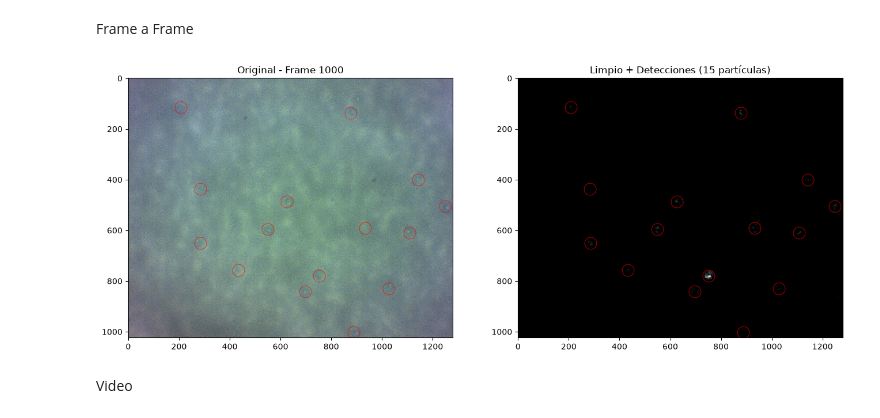
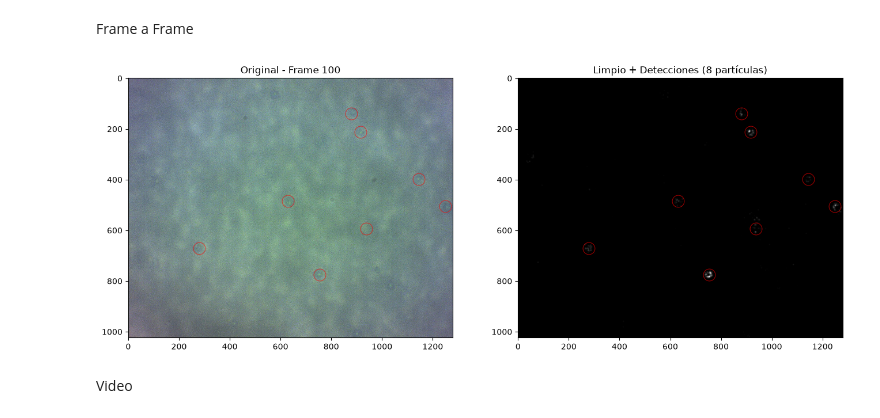
Before and after one commit to TomasCarneroRoldan125/Labo5, a Jupyter notebook: análisis_video.ipynb, the cells around one changed output. Cells and saved outputs as stored; diff of their text form; code cells hidden in the pictures.

```diff
--- a/análisis_video.ipynb
+++ b/análisis_video.ipynb
@@ -7,0 +10,27 @@ from scipy.optimize import curve_fit
+# %%
+def frame_x_frame(frame, diametro, percentil, luz):
+    # Cambiá el número por el fotograma que querés investigar
+    frame_idx = frame
+
+    frame_orig = video_original[frame_idx]
+    frame_proc = video_limpio[frame_idx]
+
+    # Ajustá el diámetro y minmass según lo que vengas usando
+    f_test = tp.locate(frame_proc, diametro, minmass=luz, percentile=percentil)
+
+    fig, (ax1, ax2) = plt.subplots(1, 2, figsize=(16, 8))
+
+    estilo_circulos = {'mew': 0.8, 'alpha': 0.6} # mew = grosor, alpha = transparencia
+
+    # Panel 1: Original
+    tp.annotate(f_test, frame_orig, ax=ax1,
+                imshow_style={'cmap': 'gray'},
+                plot_style=estilo_circulos)
+    ax1.set_title(f'Original - Frame {frame_idx}')
+
+    # Panel 2: Limpio
+    tp.annotate(f_test, frame_proc, ax=ax2,
+                plot_style=estilo_circulos)
+    ax2.set_title(f'Limpio + Detecciones ({len(f_test)} partículas)')
+
+    plt.show()
@@ -37,33 +124,9 @@ video_original = pims.Video('Libre.avi')
 video_limpio = restar_y_suavizar(video_original)
 # %% [markdown]
 Frame a Frame
-# %%
-# Cambiá el número por el fotograma que querés investigar
-frame_idx = 1000
-
-frame_orig = video_original[frame_idx]
-frame_proc = video_limpio[frame_idx]
-
-# Ajustá el diámetro y minmass según lo que vengas usando
-f_test = tp.locate(frame_proc, 45, minmass=5, percentile=50)
-
-fig, (ax1, ax2) = plt.subplots(1, 2, figsize=(16, 8))
-
-estilo_circulos = {'mew': 0.8, 'alpha': 0.6} # mew = grosor, alpha = transparencia
-
-# Panel 1: Original
-tp.annotate(f_test, frame_orig, ax=ax1,
-            imshow_style={'cmap': 'gray'},
-            plot_style=estilo_circulos)
-ax1.set_title(f'Original - Frame {frame_idx}')
-
-# Panel 2: Limpio
-tp.annotate(f_test, frame_proc, ax=ax2,
-            plot_style=estilo_circulos)
-ax2.set_title(f'Limpio + Detecciones ({len(f_test)} partículas)')
-
-plt.show()
-# %% [output]
-[figure, removed]
+# %%
+frame_x_frame(100, 45, 90, 5) #(Frame, diametro, percentile, minmass)
+# %% [output]
+[figure, added]
 # %% [markdown]
 Video
```
Also changed, not shown: parts of 7 cells of this notebook.
